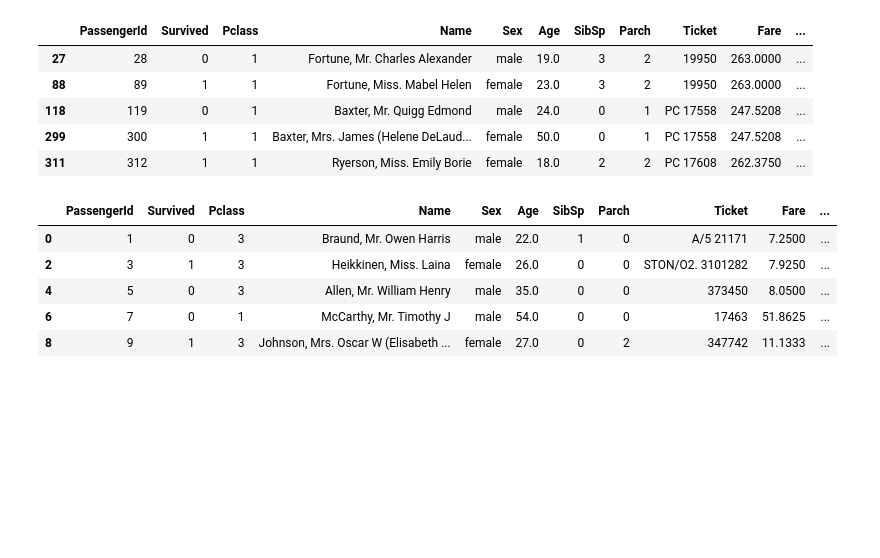
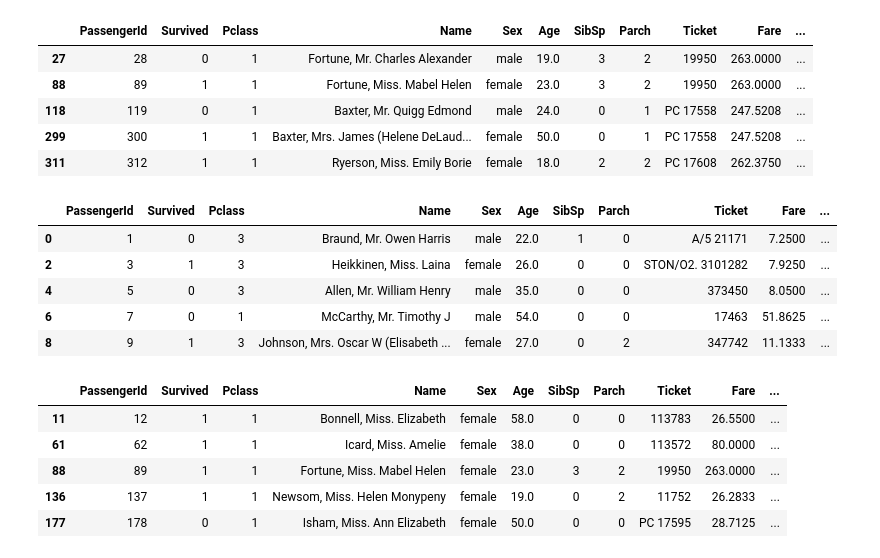
Before and after one commit to Uchqunbek12/homeworks, a Jupyter notebook: lesson-18/homework/hw_3.ipynb, the cells around one changed output. Drawn from its saved outputs; the diff is of its cells as text; code cells hidden in the pictures; blank space fills up the shorter version.

```diff
--- a/lesson-18/homework/hw_3.ipynb
+++ b/lesson-18/homework/hw_3.ipynb
@@ -120,3 +120,18 @@ df[df8].head()
 | 4 | 5 | 0 | 3 | Allen, Mr. William Henry | male | 35.0 | 0 | 0 | 373450 | 8.0500 | ... |
 | 6 | 7 | 0 | 1 | McCarthy, Mr. Timothy J | male | 54.0 | 0 | 0 | 17463 | 51.8625 | ... |
 | 8 | 9 | 1 | 3 | Johnson, Mrs. Oscar W (Elisabeth ... | female | 27.0 | 0 | 2 | 347742 | 11.1333 | ... |
+# %%
+#10
+df10 = (
+    (df['Sex'] == 'female') &
+    (df['Pclass'] == 1) &
+    (df['Name'].str.contains("Miss", case=True))
+)
+df[df10].head()
+# %% [output]
+|  | PassengerId | Survived | Pclass | Name | Sex | Age | SibSp | Parch | Ticket | Fare | ... |
+| 11 | 12 | 1 | 1 | Bonnell, Miss. Elizabeth | female | 58.0 | 0 | 0 | 113783 | 26.5500 | ... |
+| 61 | 62 | 1 | 1 | Icard, Miss. Amelie | female | 38.0 | 0 | 0 | 113572 | 80.0000 | ... |
+| 88 | 89 | 1 | 1 | Fortune, Miss. Mabel Helen | female | 23.0 | 3 | 2 | 19950 | 263.0000 | ... |
+| 136 | 137 | 1 | 1 | Newsom, Miss. Helen Monypeny | female | 19.0 | 0 | 2 | 11752 | 26.2833 | ... |
+| 177 | 178 | 0 | 1 | Isham, Miss. Ann Elizabeth | female | 50.0 | 0 | 0 | PC 17595 | 28.7125 | ... |
```
Also changed, not shown: parts of 1 cell of this notebook.
